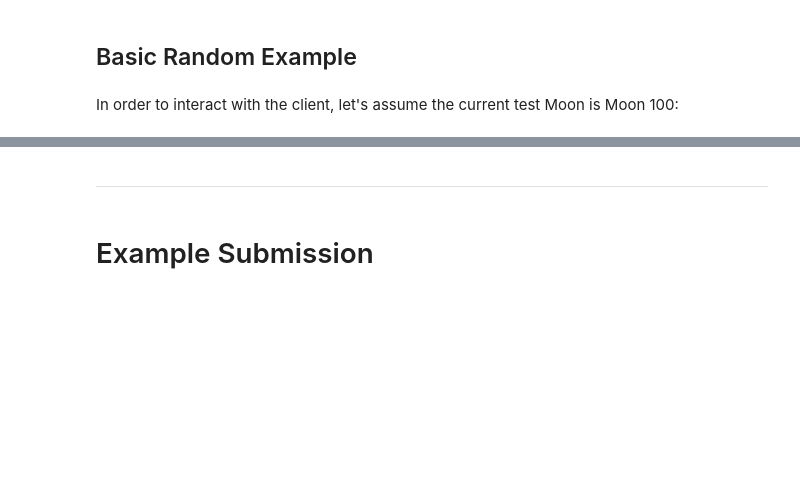
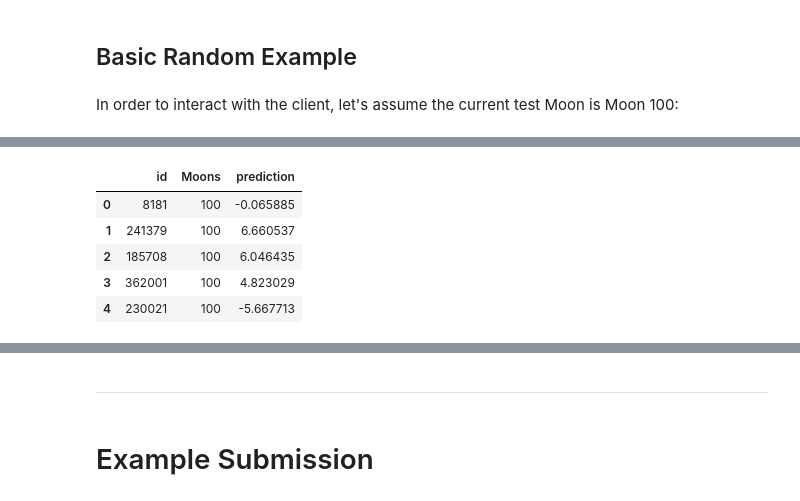
Before and after one commit to crunchdao/datacrunch-notebooks, a Jupyter notebook: python/quickstarter_notebook_master2.0.ipynb, the cells around one changed output, grey strips where cells are left out. Cells and saved outputs as stored; diff of their text form; code cells hidden in the pictures; blank space fills up the shorter version.

```diff
--- a/python/quickstarter_notebook_master2.0.ipynb
+++ b/python/quickstarter_notebook_master2.0.ipynb
@@ -348 +359,10 @@ y_hat['prediction'] = synth_test_target['score_target_w'] + 7*np.random.randn(y_
+# %%
+y_pred_orth.head()
+# %% [output]
+|  | id | Moons | prediction |
+| 0 | 8181 | 100 | -0.065885 |
+| 1 | 241379 | 100 | 6.660537 |
+| 2 | 185708 | 100 | 6.046435 |
+| 3 | 362001 | 100 | 4.823029 |
+| 4 | 230021 | 100 | -5.667713 |
 # %%
```
Also changed, not shown: parts of 21 cells of this notebook.
